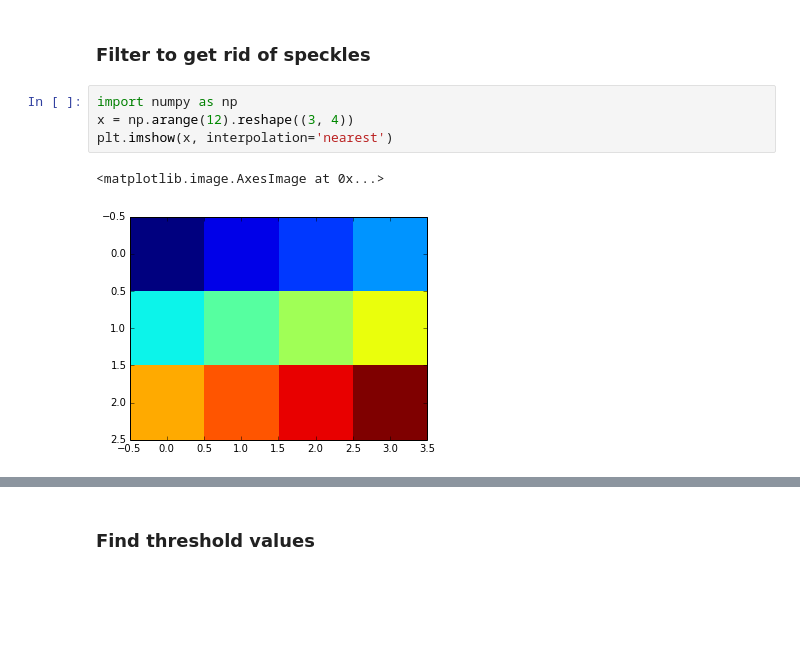
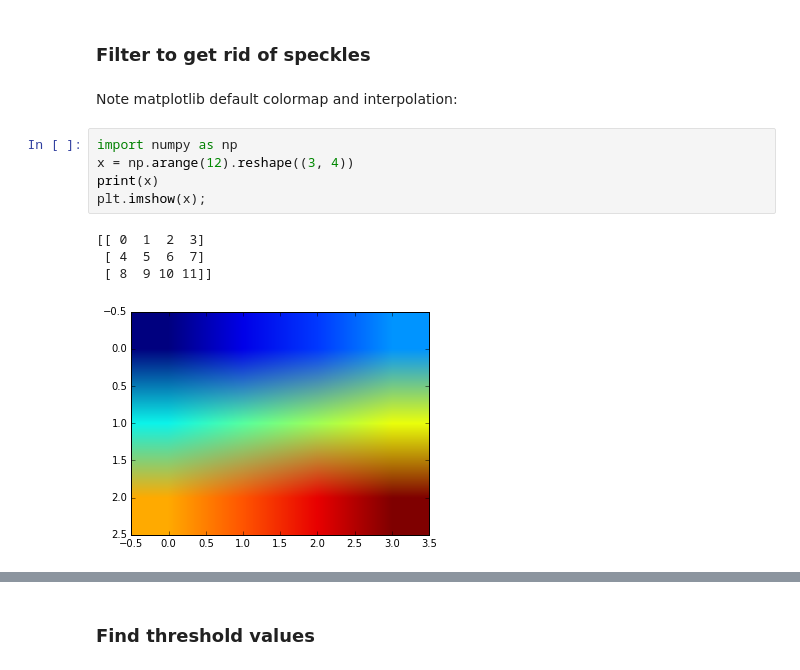
Before and after one commit to profjsb/python-seminar, a Jupyter notebook: Lectures/05_scikit-image/cse_skimage.ipynb, the cells around one changed output, grey strips where cells are left out. Drawn from its saved outputs; the diff is of its cells as text; blank space fills up the shorter version.

```diff
--- a/Lectures/05_scikit-image/cse_skimage.ipynb
+++ b/Lectures/05_scikit-image/cse_skimage.ipynb
@@ -52,12 +44,17 @@ plt.imshow(img_clean, cmap=plt.cm.gray, interpolation='nearest');
 # %% [markdown]
 ### Filter to get rid of speckles
+# %% [markdown]
+Note matplotlib default colormap and interpolation:
 # %%
 import numpy as np
 x = np.arange(12).reshape((3, 4))
-plt.imshow(x, interpolation='nearest')
+print(x)
+plt.imshow(x);
 # %% [output]
-<matplotlib.image.AxesImage at 0x...>
+[[ 0  1  2  3]
+ [ 4  5  6  7]
+ [ 8  9 10 11]]
-[figure, old version]
+[figure, new version]
 # %%
 import scipy.ndimage as ndi
 img_med = ndi.median_filter(img_clean, size=5)
```
Also changed, not shown: parts of 57 cells of this notebook, 6 other files.
